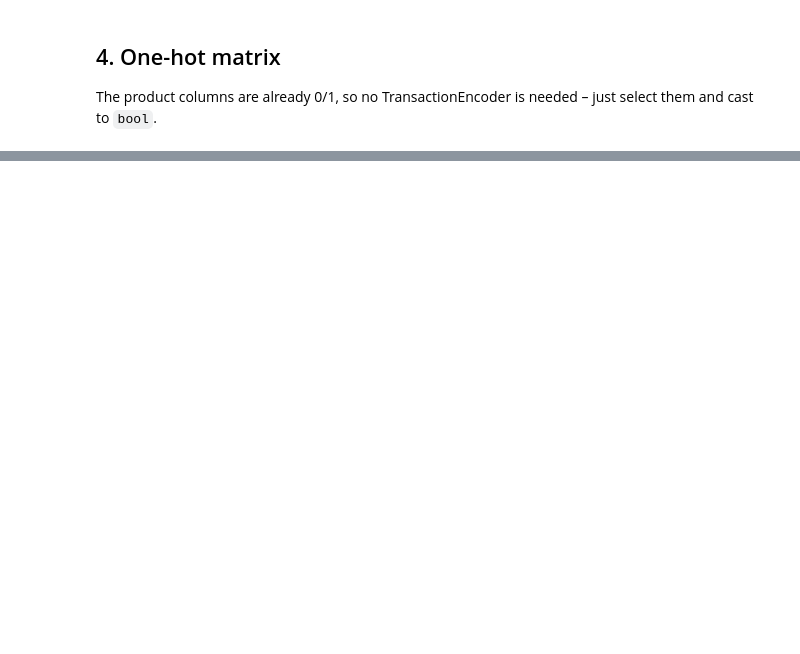
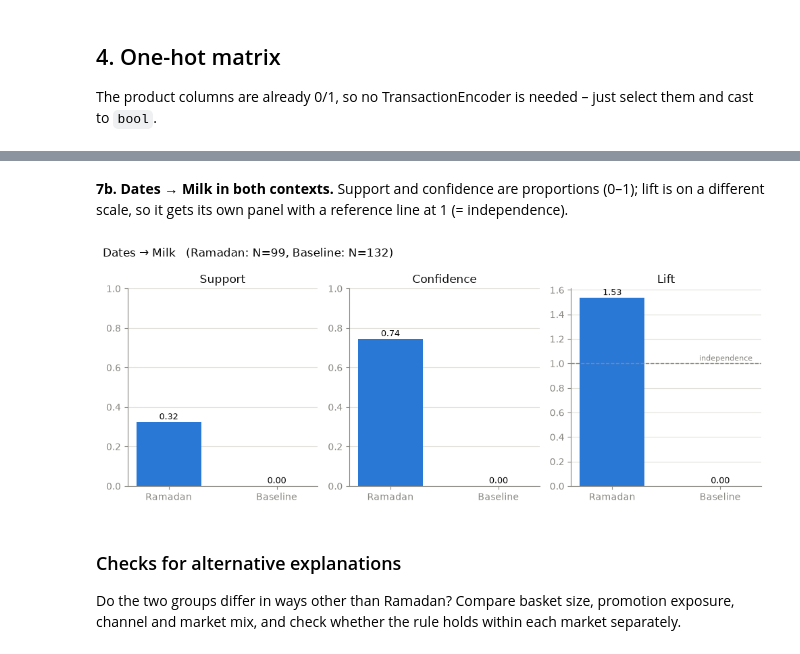
Before and after one commit to marennodenes/Business-Intelligence, a Jupyter notebook: week3_marketingAnalysis/analysis.ipynb, the cells around one changed output, grey strips where cells are left out. Saved outputs shown, nothing was run; the diff lists cells and outputs as text; code cells hidden in the pictures; blank space fills up the shorter version.

```diff
--- a/week3_marketingAnalysis/analysis.ipynb
+++ b/week3_marketingAnalysis/analysis.ipynb
@@ -155,0 +337,34 @@ _Instructor's suggestion:_ number of rules per confidence threshold for each gro
+# %% [markdown]
+**7b. Dates → Milk in both contexts.** Support and confidence are proportions (0–1); lift is on a different scale, so it gets its own panel with a reference line at 1 (= independence).
+# %%
+rule_rows = comparison.loc[["Ramadan", "Baseline"]]
+metrics = ["Support", "Confidence", "Lift"]
+
+fig, axes = plt.subplots(1, 3, figsize=(10, 4))
+for ax, metric in zip(axes, metrics):
+    values = rule_rows[metric]
+    bars = ax.bar(values.index, values.values,
+                  color=[COLORS[c] for c in values.index], width=0.6)
+    for bar, v in zip(bars, values.values):
+        ax.annotate(f"{v:.2f}", xy=(bar.get_x() + bar.get_width() / 2, v),
+                    xytext=(0, 3), textcoords="offset points",
+                    ha="center", color=INK, fontsize=9)
+    if metric == "Lift":
+        ax.axhline(1, color=MUTED, linestyle="--", linewidth=1)
+        ax.annotate("independence", xy=(1.3, 1), xytext=(0, 3), textcoords="offset points",
+                    color=MUTED, fontsize=8, ha="right")
+    else:
+        ax.set_ylim(0, 1)
+    style_axes(ax)
+    ax.set_title(metric, color=INK)
+
+n_labels = ", ".join(f"{c}: N={int(rule_rows.loc[c, 'N'])}" for c in rule_rows.index)
+fig.suptitle(f"{ANTECEDENT} → {CONSEQUENT}   ({n_labels})", color=INK, x=0.01, ha="left")
+plt.tight_layout()
+plt.savefig("fig_rule_comparison.png", dpi=150)
+plt.show()
+# %% [output]
+[figure, added]
+# %% [markdown]
+### Checks for alternative explanations
+Do the two groups differ in ways other than Ramadan? Compare basket size, promotion exposure, channel and market mix, and check whether the rule holds within each market separately.
```
Also changed, not shown: parts of 21 cells of this notebook, 4 other files.
